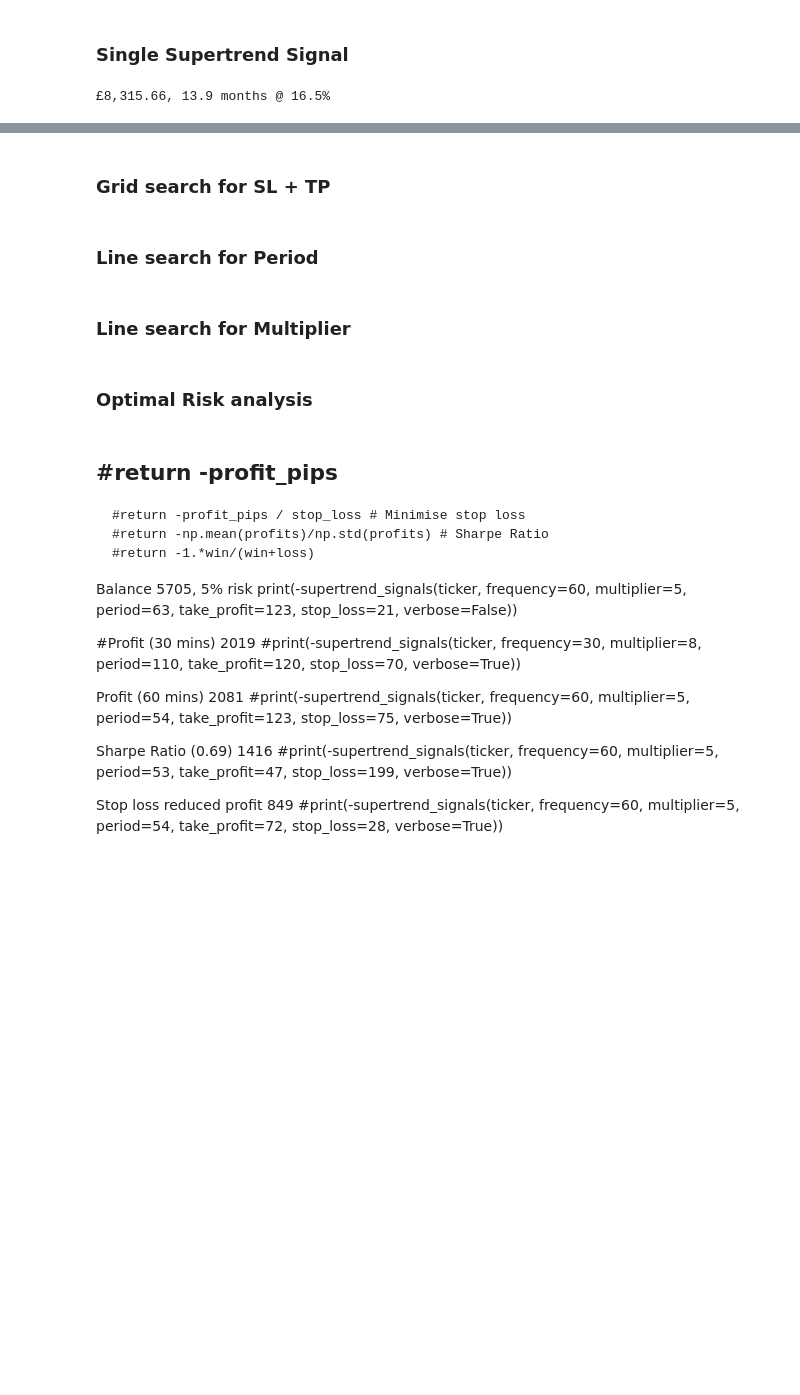
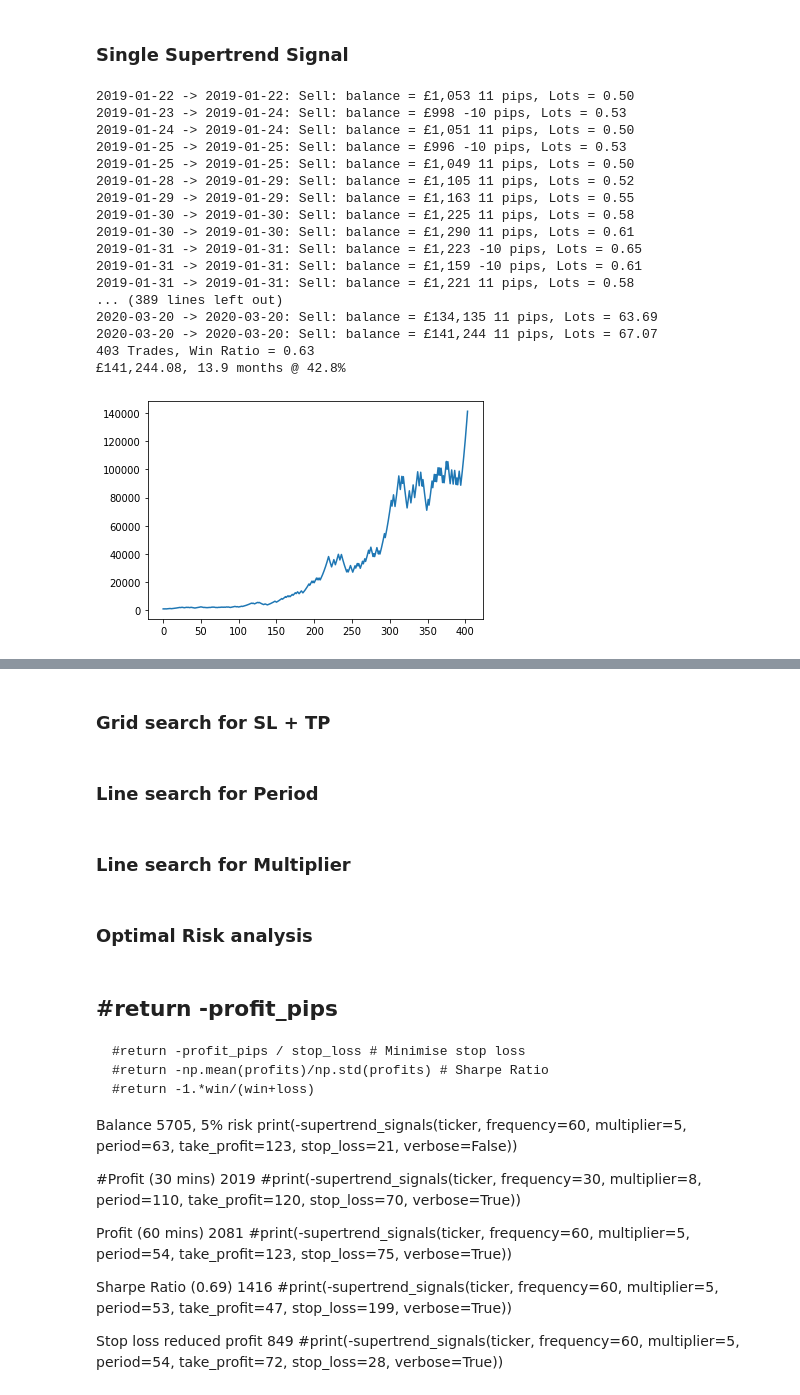
Before and after one commit to georgebastille/signals, a Jupyter notebook: SuperTrendSignalGenerator.ipynb, the cells around one changed output, grey strips where cells are left out. Drawn from its saved outputs; the diff is of its cells as text; code cells hidden in the pictures; blank space fills up the shorter version.

```diff
--- a/SuperTrendSignalGenerator.ipynb
+++ b/SuperTrendSignalGenerator.ipynb
@@ -17,15 +32,17 @@ all_months = days * 12 / 365
 # %% [markdown]
 ### Single Supertrend Signal
 # %%
-def supertrend_signals(ticker, frequency, multiplier, period,
+def supertrend_signals(ticker, frequency, multiplier, period, cci_period,
                        take_profit, stop_loss, verbose=False,
                        risk=0.05, date=None,
                        tp_follow=False, sl_follow=False):
 
     period = int(period)
+    cci_period = int(period)
     balance = 1000
     ST = 0
     last_ST = 0
+    last_CCI = 0
     signal = 0
     stance = 0
     take_profit_price = None
@@ -37,7 +54,7 @@ def supertrend_signals(ticker, frequency, multiplier, period,
     loss = 0
     profits = []
     balances = [balance]
-    risk_stop_loss = 20
+    risk_stop_loss = stop_loss
 
     # TODO: average spread per ticker
     spread = 2.0 / pip_factor(ticker)
@@ -47,22 +64,24 @@ def supertrend_signals(ticker, frequency, multiplier, period,
     if date:
         df = df.loc[date]
 
-    trend_col_name = 'STX_' + str(period) + '_' + str(multiplier)
+    trend_col_name = 'STX'
     SuperTrend(df, period, multiplier)
+    cci_col_name = 'CCI'
+    CCI(df, cci_period)
 
     for dt, row in df.iterrows():
         signal = 0
-        if row[trend_col_name] > 0:
-            ST = 1
-        elif row[trend_col_name] < 0:
-            ST = -1
 
-        if ST > last_ST:
+        ST_val = row[trend_col_name]
+        CCI_val = row[cci_col_name]
+
+        if CCI_val > -100 and last_CCI < -100 and ST_val > 0:
             signal = 1
-        if ST < last_ST:
+        elif CCI_val < 100 and last_CCI > 100 and ST_val < 0:
             signal = -1
 
-        last_ST = ST
+        last_ST = ST_val
+        last_CCI = CCI_val
 
         def close_buy(exit_price):
             nonlocal profit_pips, profits, entry, win, loss, balance
@@ -155,42 +174,67 @@ def supertrend_signals(ticker, frequency, multiplier, period,
                 if sl_follow:
                     open_sell(stop_loss_price + spread, dt)
 
+        if stance != ST_val:
+            stance = 0
+            close_sell(row.Close)
+
 
         if signal != 0 and stance != signal:
             if signal == 1:
                 if stance == -1:
                     close_sell(row.Close)
                 open_buy(row.Close + spread, dt)
 
             if signal == -1:
                 if stance == 1:
                     close_buy(row.Close)
                 open_sell(row.Close + spread, dt)
 
     win_ratio = 1.*win/(win+loss)
 
     if verbose:
         print(f"{win + loss} Trades, Win Ratio = {win_ratio:.2}")
         #plt.hist(profits, bins=20)
         plt.plot(balances)
 
     if verbose is True:
         return -balance
     else:
-        return -balance * win_ratio
+        return -((balance-1000) * win_ratio) / all_months
+        #return win-loss
+        #return -balance
 
-eurusd = {'ticker': "EURUSD", "frequency": 60,
-          "multiplier": 4.80, "period": 63.0, "stop_loss": 42.0, "take_profit": 127.0}
-gbpchf = {'ticker': 'GBPCHF','frequency': 60,
-          'multiplier': 16.4, 'period': 94.0, 'stop_loss': 20.0, 'take_profit': 195.0}
-audusd = {'ticker': 'AUDUSD','frequency': 60,
-          'multiplier': 2.90, 'period': 64.0, 'stop_loss': 20.0, 'take_profit': 206.0} # 8315
+eurusd = {'ticker': "EURUSD", "frequency": 60, # 75% £39,190.47
+          'cci_period': 147.0, 'multiplier': 3.5, 'period': 8.0, 'stop_loss': 34.0, 'take_profit': 29.0}
+eurjpy = {'ticker': 'EURJPY','frequency': 60,  # 21% £83,324.75
+          'cci_period': 91.0, 'multiplier': 28.0, 'period': 199.0, 'stop_loss': 12.0, 'take_profit': 240.0}
+audusd = {'ticker': 'AUDUSD','frequency': 60, # 65% £16,120
+          'cci_period': 23.0, 'multiplier': 2.1, 'period': 5.0, 'stop_loss': 18.0, 'take_profit': 18.0} # 8315
+audcad = {'ticker': 'AUDCAD','frequency': 60, # 63% £141,244.08
+          'cci_period': 104.0, 'multiplier': 40, 'period': 8.0, 'stop_loss': 10.0, 'take_profit': 11.0}
 
-final_balance = -supertrend_signals(**audusd, verbose=False)
+final_balance = -supertrend_signals(**audcad, verbose=True)
 monthly_percent_return = (exp(log(final_balance/1000)/all_months)-1.0)*100
 print(f"£{final_balance:,.2f}, {all_months:.1f} months @ {monthly_percent_return:.1f}%")
 # %% [output]
-£8,315.66, 13.9 months @ 16.5%
+2019-01-22 -> 2019-01-22: Sell: balance = £1,053 11 pips, Lots = 0.50
+2019-01-23 -> 2019-01-24: Sell: balance = £998 -10 pips, Lots = 0.53
+2019-01-24 -> 2019-01-24: Sell: balance = £1,051 11 pips, Lots = 0.50
+2019-01-25 -> 2019-01-25: Sell: balance = £996 -10 pips, Lots = 0.53
+2019-01-25 -> 2019-01-25: Sell: balance = £1,049 11 pips, Lots = 0.50
+2019-01-28 -> 2019-01-29: Sell: balance = £1,105 11 pips, Lots = 0.52
+2019-01-29 -> 2019-01-29: Sell: balance = £1,163 11 pips, Lots = 0.55
+2019-01-30 -> 2019-01-30: Sell: balance = £1,225 11 pips, Lots = 0.58
+2019-01-30 -> 2019-01-30: Sell: balance = £1,290 11 pips, Lots = 0.61
+2019-01-31 -> 2019-01-31: Sell: balance = £1,223 -10 pips, Lots = 0.65
+2019-01-31 -> 2019-01-31: Sell: balance = £1,159 -10 pips, Lots = 0.61
+2019-01-31 -> 2019-01-31: Sell: balance = £1,221 11 pips, Lots = 0.58
+... (389 lines left out)
+2020-03-20 -> 2020-03-20: Sell: balance = £134,135 11 pips, Lots = 63.69
+2020-03-20 -> 2020-03-20: Sell: balance = £141,244 11 pips, Lots = 67.07
+403 Trades, Win Ratio = 0.63
+£141,244.08, 13.9 months @ 42.8%
+[figure, added]
 # %%
 def search_for(ticker):
 
```
Also changed, not shown: parts of 5 cells of this notebook, 1 other file.
